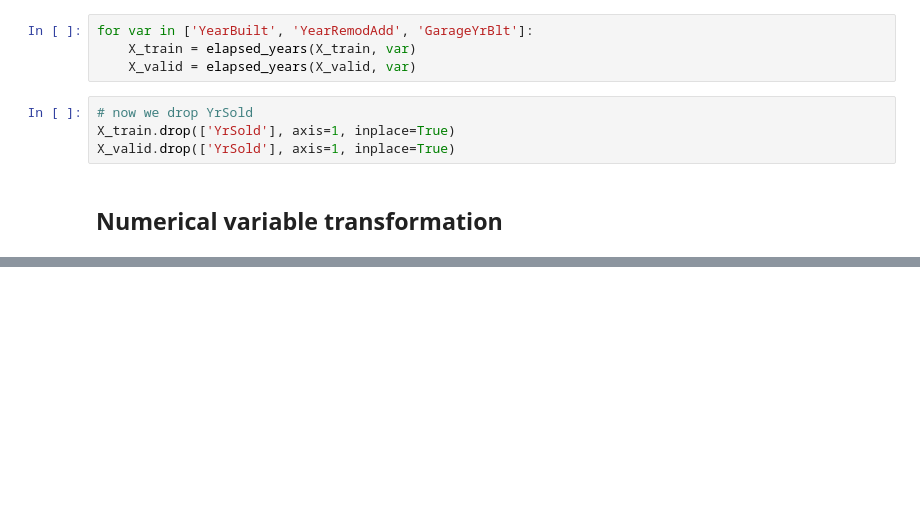
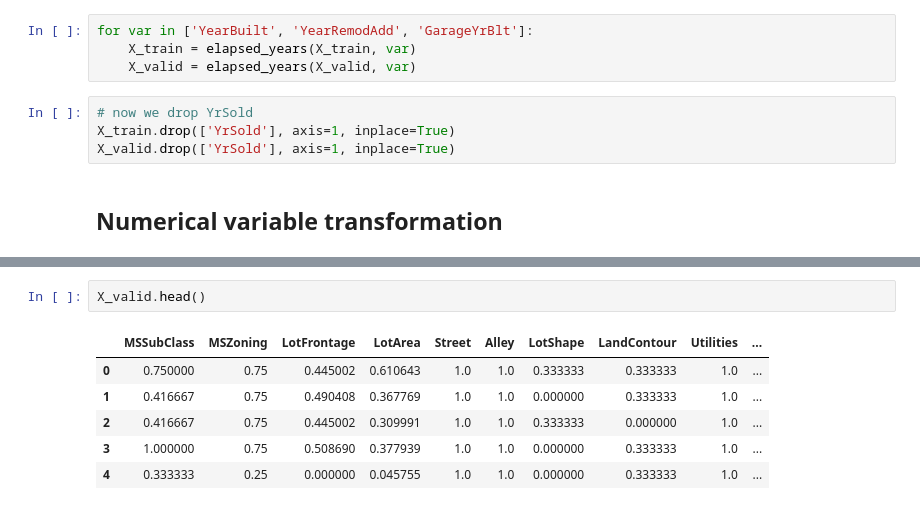
Before and after one commit to particle1331/model-deployment, a Jupyter notebook: src/research/02-feature-engineering.ipynb, the cells around one changed output, grey strips where cells are left out. Drawn from its saved outputs; the diff is of its cells as text; blank space fills up the shorter version.

```diff
--- a/src/research/02-feature-engineering.ipynb
+++ b/src/research/02-feature-engineering.ipynb
@@ -255,0 +506,9 @@ X_valid.drop(['YrSold'], axis=1, inplace=True)
+# %%
+X_valid.head()
+# %% [output]
+|  | MSSubClass | MSZoning | LotFrontage | LotArea | Street | Alley | LotShape | LandContour | Utilities | ... |
+| 0 | 0.750000 | 0.75 | 0.445002 | 0.610643 | 1.0 | 1.0 | 0.333333 | 0.333333 | 1.0 | ... |
+| 1 | 0.416667 | 0.75 | 0.490408 | 0.367769 | 1.0 | 1.0 | 0.000000 | 0.333333 | 1.0 | ... |
+| 2 | 0.416667 | 0.75 | 0.445002 | 0.309991 | 1.0 | 1.0 | 0.333333 | 0.000000 | 1.0 | ... |
+| 3 | 1.000000 | 0.75 | 0.508690 | 0.377939 | 1.0 | 1.0 | 0.000000 | 0.333333 | 1.0 | ... |
+| 4 | 0.333333 | 0.25 | 0.000000 | 0.045755 | 1.0 | 1.0 | 0.000000 | 0.333333 | 1.0 | ... |
```
Also changed, not shown: parts of 37 cells of this notebook, 3 other files.
